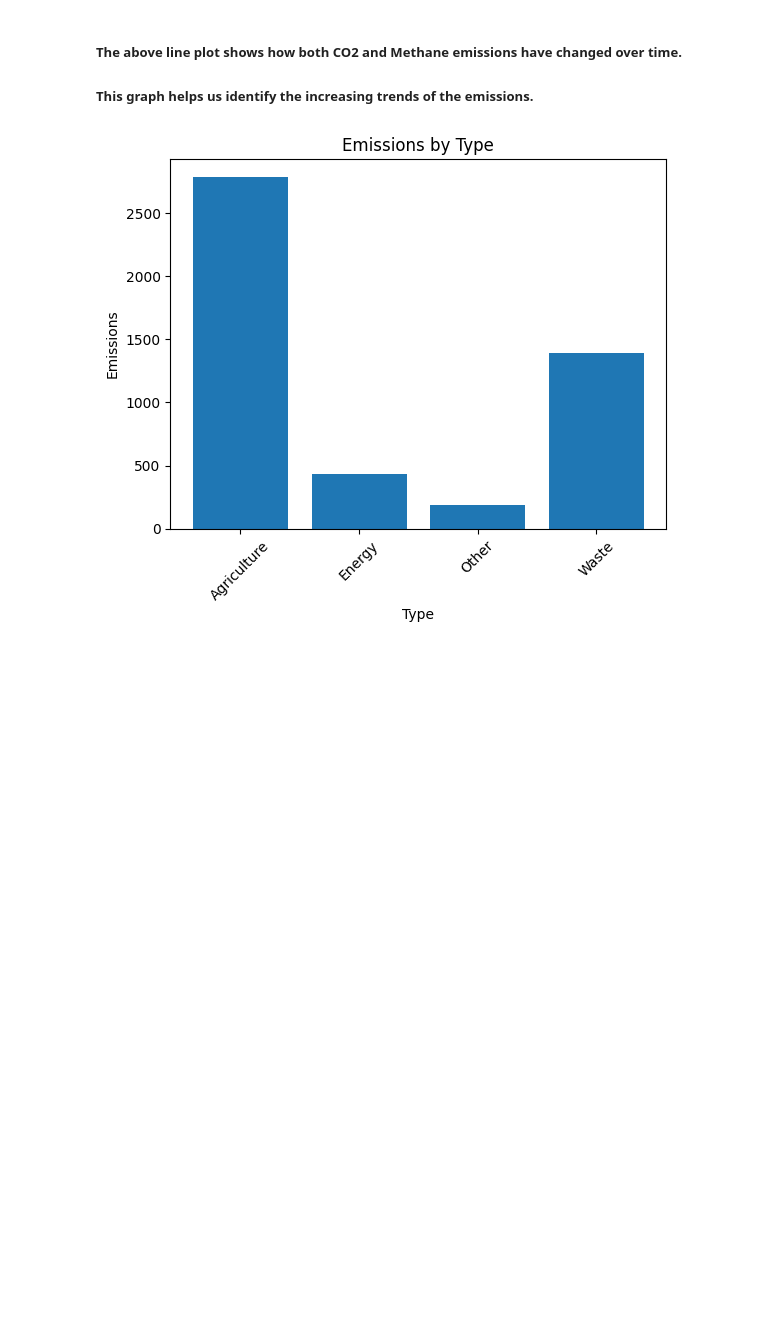
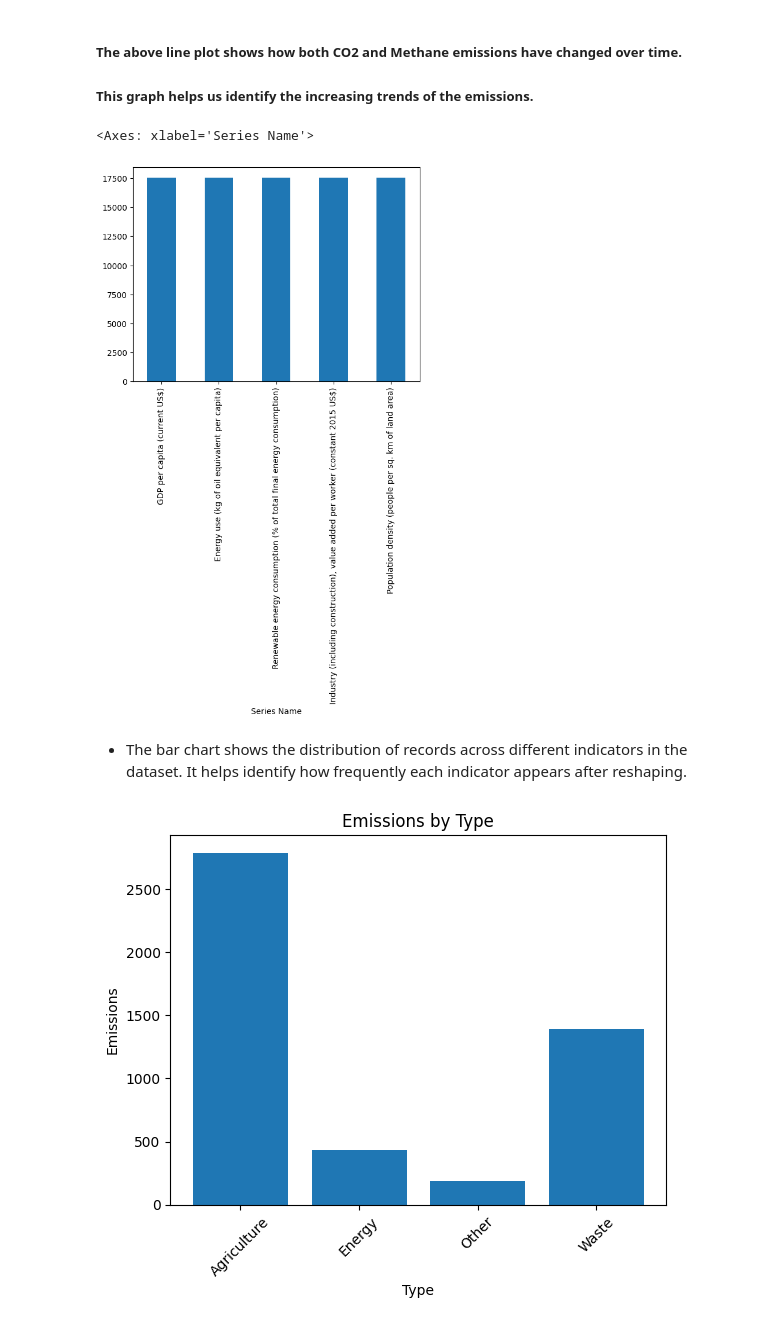
Before and after one commit to IT4063C-Spring26/final-project-proddasr, a Jupyter notebook: source.ipynb, the cells around one changed output. Drawn from its saved outputs; the diff is of its cells as text; code cells hidden in the pictures; blank space fills up the shorter version.

```diff
--- a/source.ipynb
+++ b/source.ipynb
@@ -493,6 +500,13 @@ plt.show()
 # %% [markdown]
 ##### The above line plot shows how both CO2 and Methane emissions have changed over time.
 ##### This graph helps us identify the increasing trends of the emissions.
+# %%
+wdi_reshaped['Series Name'].value_counts().plot(kind='bar')
+# %% [output]
+<Axes: xlabel='Series Name'>
+[figure, added]
+# %% [markdown]
+- The bar chart shows the distribution of records across different indicators in the dataset. It helps identify how frequently each indicator appears after reshaping.
 # %%
 # Create a bar plot to visualize the emissions by type.
 
```
Also changed, not shown: parts of 27 cells of this notebook, 1 other file.
